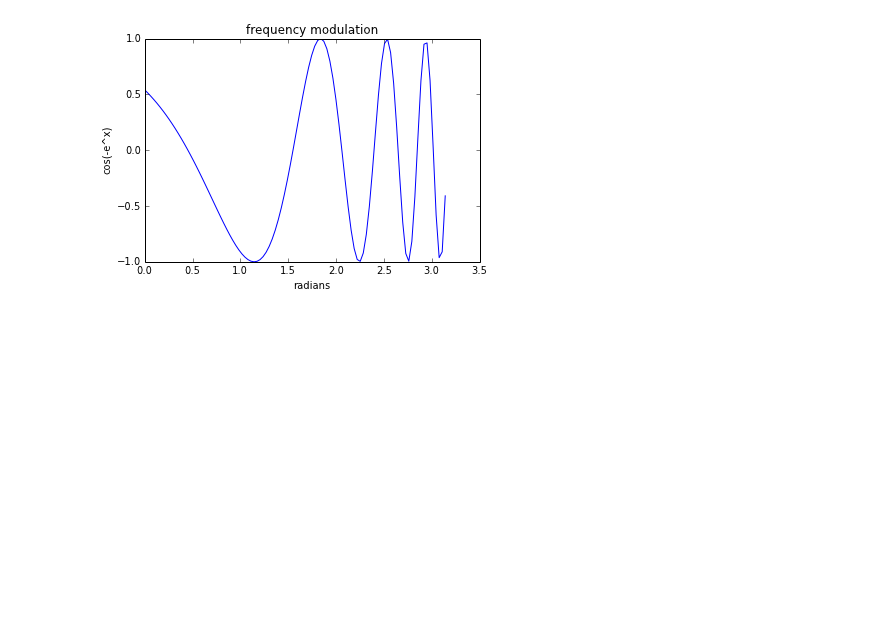
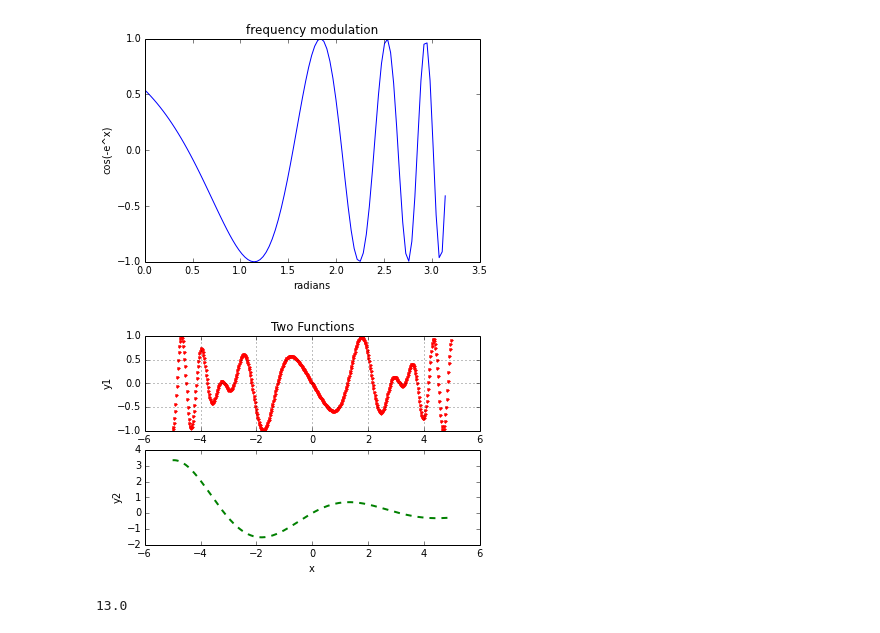
Before and after one commit to COMPPHYS-WGAO/comp-phys, a Jupyter notebook: wk4_L1.ipynb, the cells around one changed output. Saved outputs shown, nothing was run; the diff lists cells and outputs as text; code cells hidden in the pictures; blank space fills up the shorter version.

```diff
--- a/wk4_L1.ipynb
+++ b/wk4_L1.ipynb
@@ -168,3 +168,48 @@ plt.savefig('frequency modulation.pdf')
 plt.show()
 # %% [output]
 [figure]
+# %%
+from pylab import *
+Xmin = 0.
+Xmax = pi
+DelX = 0.01
+x = np.arange(Xmin, Xmax, DelX)
+y = np.cos(exp(x))
+# %%
+# there are often multiple ways of accomplishog the same thing
+Xmin = -5.0; Xmax = 5.0
+Npoints = 500
+DelX = (Xmax - Xmin)/Npoints
+x = np.arange(Xmin, Xmax, DelX)
+y1 = -np.sin(x)*np.cos(x**2)
+y2 = np.exp(-x/4.)*np.sin(x)
+
+
+fig = plt.figure()
+#fig = plt.figure(figsize = (15,5))
+ax = fig.add_subplot(211) #211: first = row: second = column; third = first of two
+fig.subplots_adjust(top=0.85) # moves plot down a little
+plt.title('Two Functions')
+
+#plt.plot(x, yl, 'r', lw = 2)
+plt.plot(x, y1, 'r.', lw = 2)
+plt.grid(True)
+ax.set_ylabel('y1')
+
+
+plt.subplot(212)
+#pltplot(x, y2, 'g', lw=2)
+plt.plot(x, y2, 'g--', lw = 2)
+plt.xlabel('x')
+plt.ylabel('y2')
+
+plt.show()
+# %% [output]
+[figure, added]
+# %%
+def g(x, y):
+    return x**2+y**2
+z = g(2., 3.)
+print z
+# %% [output]
+13.0
```
Also changed, not shown: parts of 7 cells of this notebook, 3 other files.
